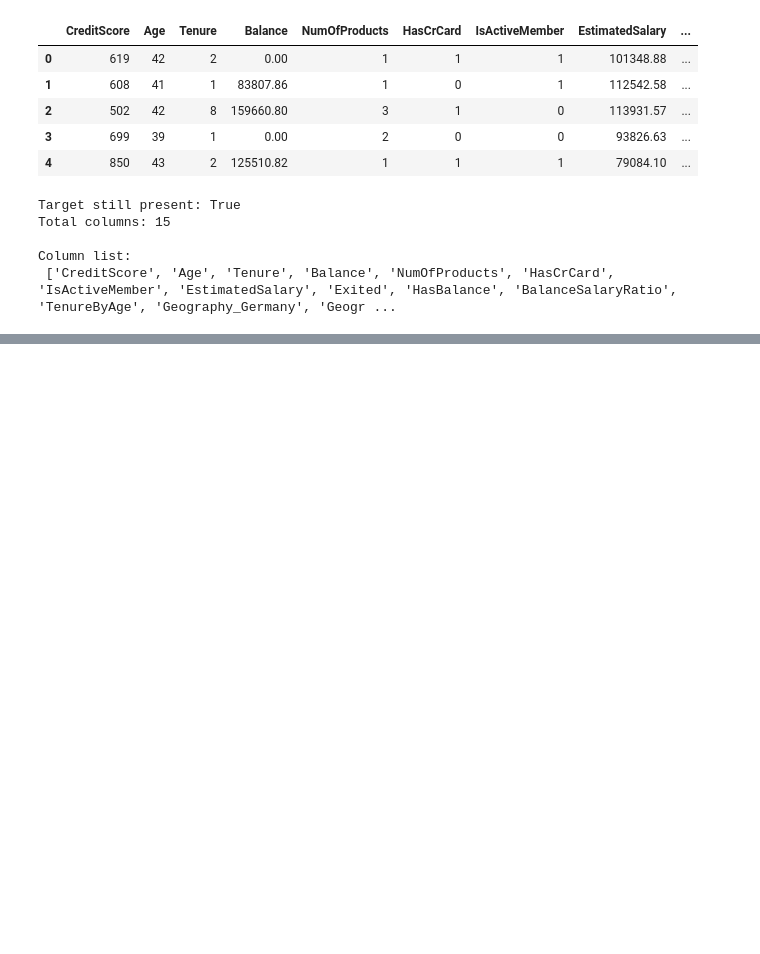
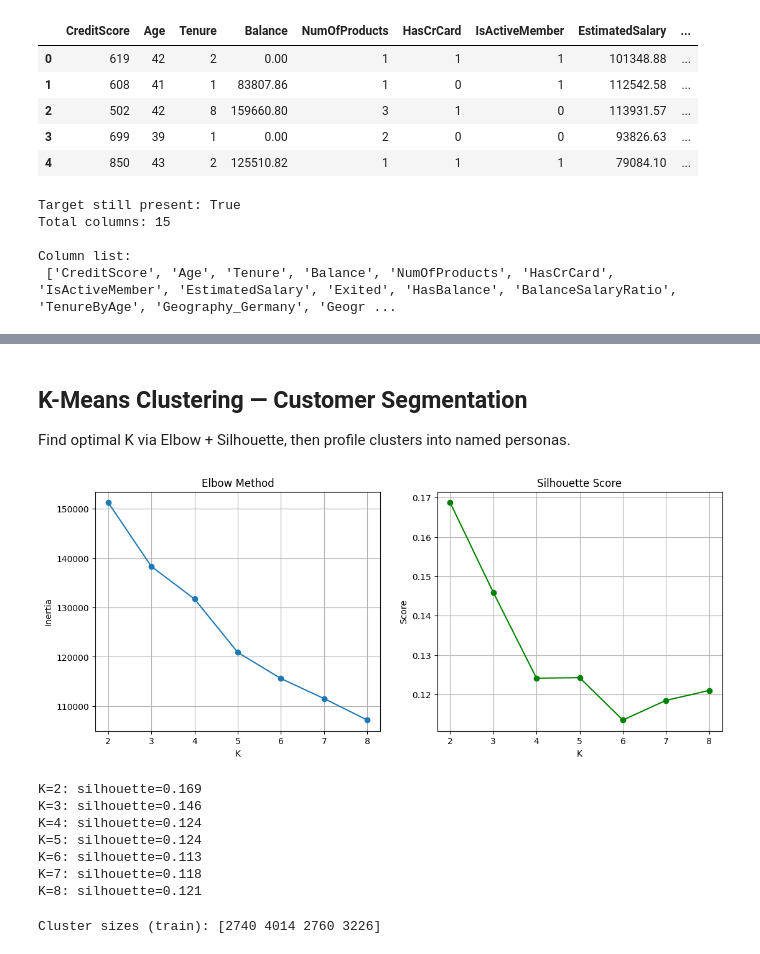
Before and after one commit to rc2308/churn-ensemble-engine, a Jupyter notebook: notebooks/churn_ensemble_engine.ipynb, the cells around one changed output, grey strips where cells are left out. Saved outputs shown, nothing was run; the diff lists cells and outputs as text; code cells hidden in the pictures; blank space fills up the shorter version.

```diff
--- a/notebooks/churn_ensemble_engine.ipynb
+++ b/notebooks/churn_ensemble_engine.ipynb
@@ -209,0 +284,14 @@ Column list:
+# %%
+from imblearn.over_sampling import SMOTE
+
+print("Before SMOTE:", np.bincount(y_train))
+
+smote = SMOTE(random_state=RANDOM_STATE)
+X_train_scaled, y_train = smote.fit_resample(X_train_scaled, y_train)
+
+# Keep y_train as a clean, re-indexed Series
+y_train = pd.Series(y_train).reset_index(drop=True)
+
+print("After SMOTE: ", np.bincount(y_train))
+print("Resampled scaled train shape:", X_train_scaled.shape)
+print("Resampled train churn rate: {:.2%}".format(y_train.mean()))
@@ -209,0 +317,47 @@ Column list:
+# %% [markdown]
+## K-Means Clustering — Customer Segmentation
+Find optimal K via Elbow + Silhouette, then profile clusters into named personas.
+# %%
+from sklearn.cluster import KMeans
+from sklearn.metrics import silhouette_score
+
+inertias, sil_scores = [], []
+K_range = range(2, 9)
+
+for k in K_range:
+    km = KMeans(n_clusters=k, random_state=RANDOM_STATE, n_init=10)
+    labels = km.fit_predict(X_train_scaled)
+    inertias.append(km.inertia_)
+    sil_scores.append(silhouette_score(X_train_scaled, labels))
+
+fig, (ax1, ax2) = plt.subplots(1, 2, figsize=(13,5))
+ax1.plot(list(K_range), inertias, "o-")
+ax1.set_title("Elbow Method"); ax1.set_xlabel("K"); ax1.set_ylabel("Inertia")
+ax1.grid(True)
+
+ax2.plot(list(K_range), sil_scores, "o-", color="green")
+ax2.set_title("Silhouette Score"); ax2.set_xlabel("K"); ax2.set_ylabel("Score")
+ax2.grid(True)
+plt.show()
+
+for k, s in zip(K_range, sil_scores):
+    print(f"K={k}: silhouette={s:.3f}")
+# %% [output]
+[figure, added]
+K=2: silhouette=0.169
+K=3: silhouette=0.146
+K=4: silhouette=0.124
+K=5: silhouette=0.124
+K=6: silhouette=0.113
+K=7: silhouette=0.118
+K=8: silhouette=0.121
+# %%
+OPTIMAL_K = 4
+
+kmeans = KMeans(n_clusters=OPTIMAL_K, random_state=RANDOM_STATE, n_init=10)
+train_clusters = kmeans.fit_predict(X_train_scaled)
+test_clusters  = kmeans.predict(X_test_scaled)
+
+print("Cluster sizes (train):", np.bincount(train_clusters))
+# %% [output]
+Cluster sizes (train): [2740 4014 2760 3226]
```
Also changed, not shown: parts of 31 cells of this notebook.
